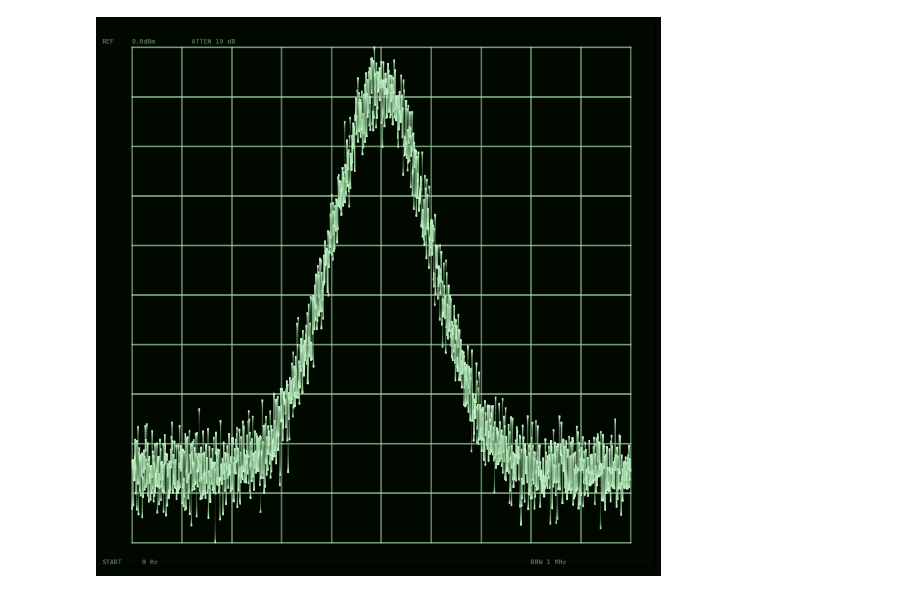
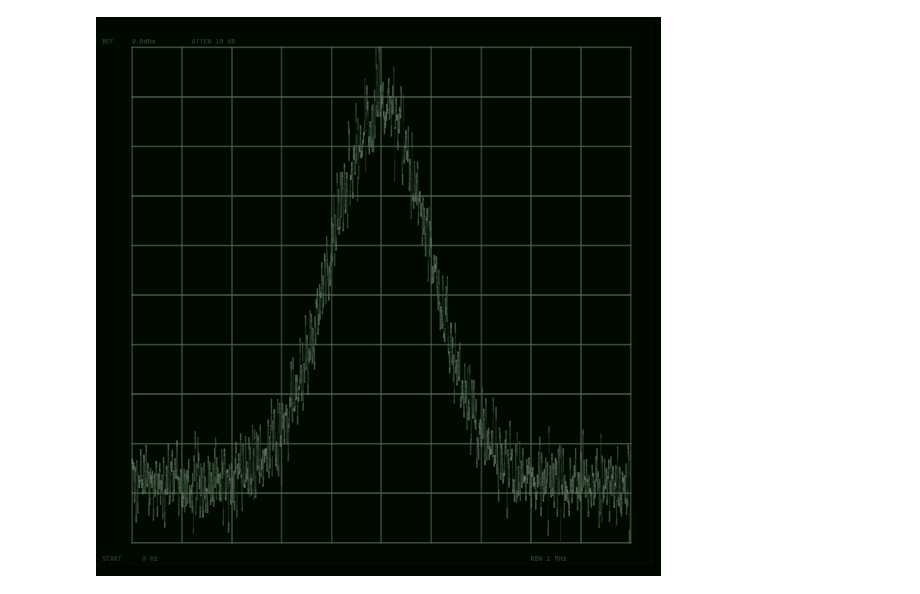
Before and after one commit to Guilldeas/Vectorscope_Matplotlib, a Jupyter notebook: Old_scientific_figures.ipynb, the cells around one changed output. Saved outputs shown, nothing was run; the diff lists cells and outputs as text; code cells hidden in the pictures.

Commit message:
Fix: Colors where being blended in a substractive way, Now they are added semi-additively. Needs some work though

```diff
--- a/Old_scientific_figures.ipynb
+++ b/Old_scientific_figures.ipynb
@@ -16,7 +16,8 @@ import cv2
 from PIL import Image, ImageFilter
 # %%
 
-def plot_as_vectorscope (x, y, blurr=False, save_plot=False, Num_vertical_lines = 10, Num_horizontal_lines = 10, vector_lines_color = 0.82,
+def plot_as_vectorscope (x, y, blurr=False, save_plot=False, name_for_plot='original', show_figure=True,
+                         Num_vertical_lines = 10, Num_horizontal_lines = 10, vector_lines_color = 0.82,
                          RGB_brightest_trace = (0.8, 1, 0.8), RGB_darkest_trace = (0, 0.2, 0), backgroung_color = '#000800', grid_opacity = 0.7,
                          graph_opacity = 0.5, grid_linewidth = 1, graph_linewidth = 1, Num_sample_points = 4, Gaussian_profile_segments = 10,
                          interpo_pts_per_data_pts = 3):
@@ -215,26 +216,28 @@ def plot_as_vectorscope (x, y, blurr=False, save_plot=False, Num_vertical_lines
     plt.text(0.2, lower_height, "0 Hz", color=green_cmap(vector_lines_color), alpha=graph_opacity)
     plt.text(8.0, lower_height, "RBW 1 MHz", color=green_cmap(vector_lines_color), alpha=graph_opacity)
 
-    plt.savefig('Python_Output/original.png')
+    if(save_plot):
+        plt.savefig('Python_Output/' + name_for_plot + '.png')
 
     # Display the plot
-    plt.show()
+    if (show_figure):
+        plt.show()
 # %%
 # Generate some example data
 
 # Gaussian function: mean = 0, standard deviation = 1
-Num_data_points = 2000
+Num_data_points = 1000
 x = np.linspace(0, 10, Num_data_points)
 mu = 0  # Mean
 sigma = 1  # Standard deviation
 gaussian = (1 / (sigma * np.sqrt(2 * np.pi))) * np.exp(-(x - 5 - mu)**2 / (2 * sigma**2))
 
 # Add some random noise to the Gaussian
 noise = np.random.normal(0, 0.02, x.shape)  # Noise with mean 0 and small standard deviation
 y = noise + gaussian
-plot_as_vectorscope (x, y, blurr=False, save_plot=True,
-                     RGB_brightest_trace = (0.8, 1, 0.82), RGB_darkest_trace = (0, 0.2, 0),
-                     interpo_pts_per_data_pts = 30,
+plot_as_vectorscope (x, y, blurr=False, save_plot=True, name_for_plot='1',
+                     RGB_brightest_trace = (0.4, 0.5, 0.41), RGB_darkest_trace = (0, 0.1, 0),
+                     interpo_pts_per_data_pts = 3,
                      grid_linewidth = 2, graph_linewidth = 2)
 # %% [output]
-[figure, old version]
+[figure, new version]
```
Also changed, not shown: parts of 3 cells of this notebook, 8 other files.
